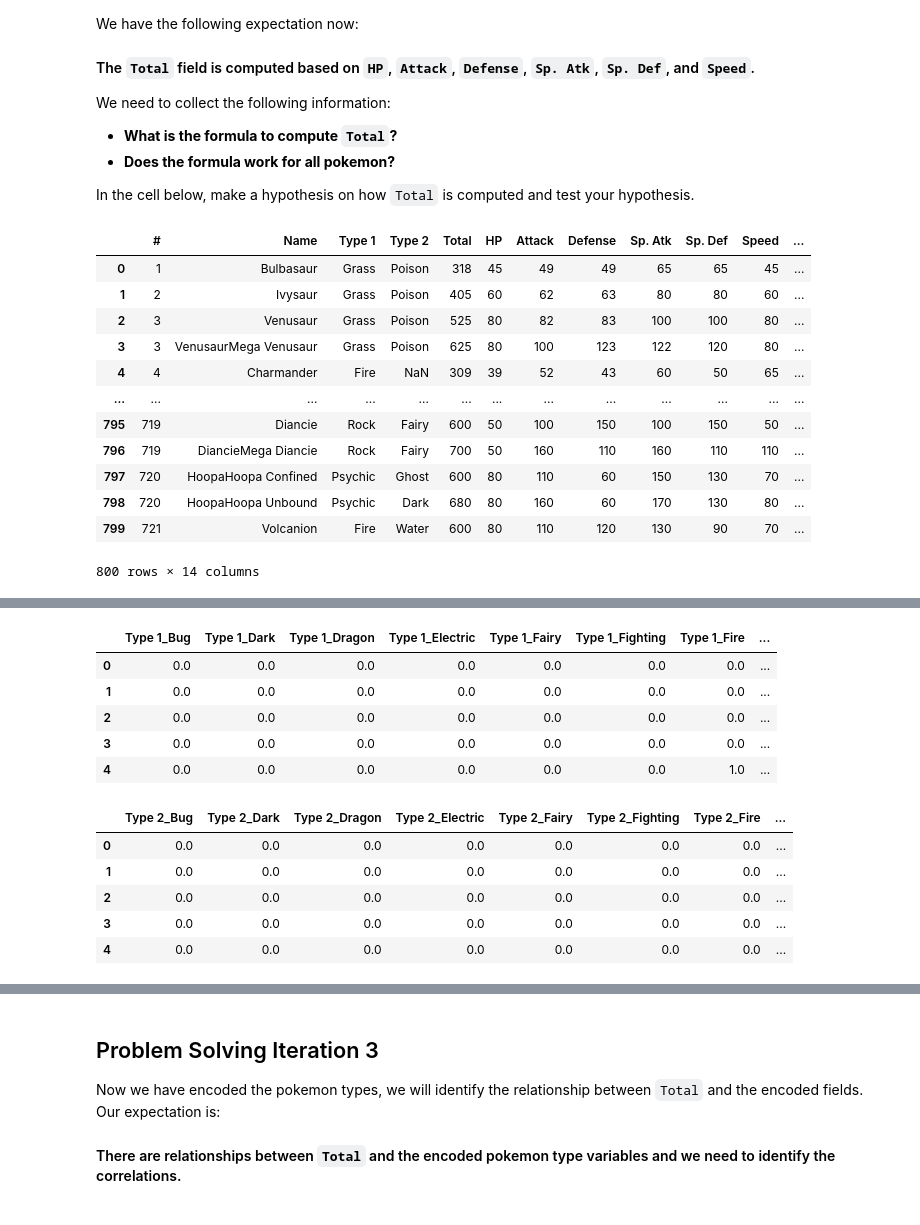
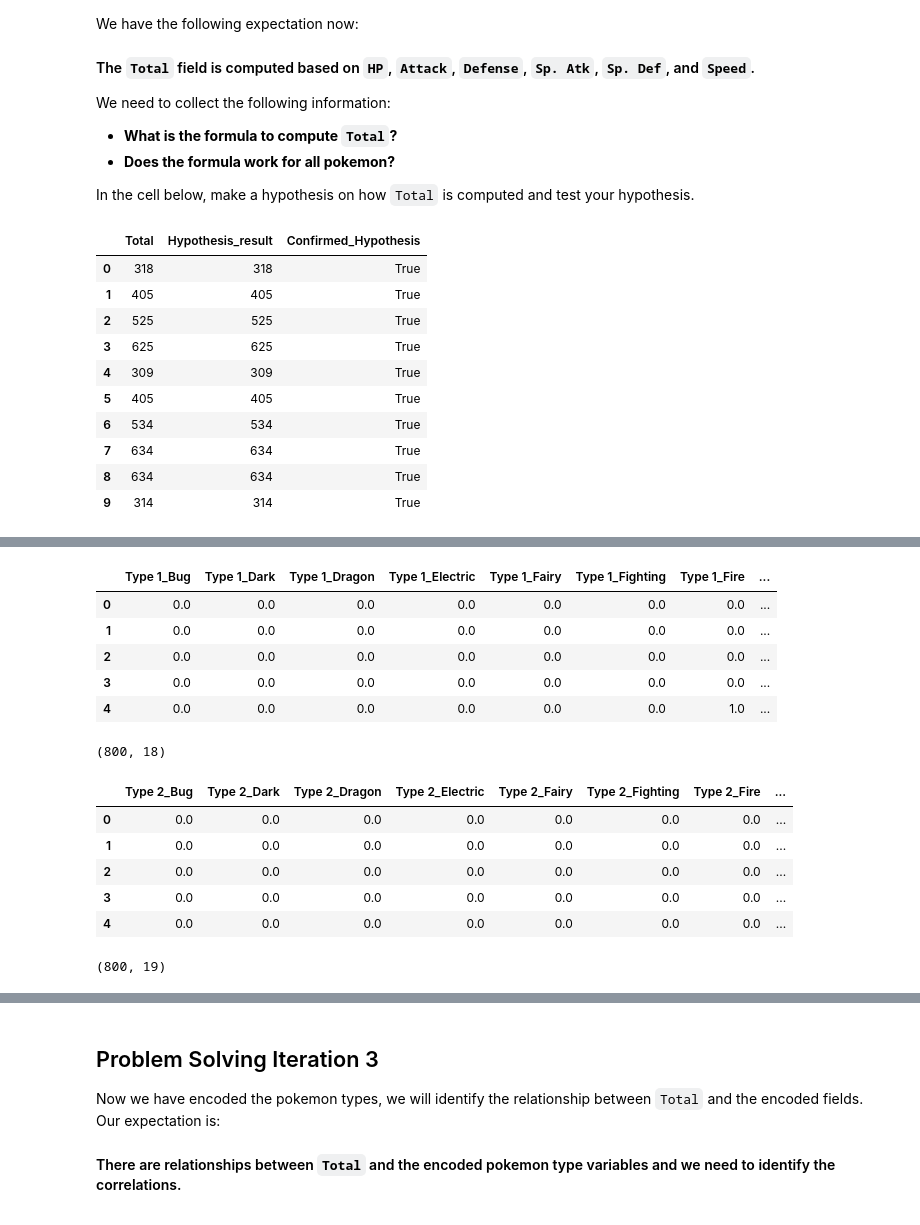
Before and after one commit to alleida23/lab-dataframe-calculations, a Jupyter notebook: your-code/Challenge-2 Albert.ipynb, the cells around one changed output, grey strips where cells are left out. Cells and saved outputs as stored; diff of their text form; code cells hidden in the pictures.

```diff
--- a/your-code/Challenge-2 Albert.ipynb
+++ b/your-code/Challenge-2 Albert.ipynb
@@ -54,25 +56,23 @@ In the cell below, make a hypothesis on how `Total` is computed and test your hy
 # %%
 #Hipotesy: total = addition of values
 
 pokemon['Hypothesis_result'] = pokemon['Attack']+pokemon['HP']+pokemon['Defense']+pokemon['Sp. Atk']+pokemon['Sp. Def']+pokemon['Speed']
 pokemon
 
-#pokemon['Confirmed_Hypothesis'] = pokemon['Total']==pokemon['Hypothesis_result']
-#pokemon['Confirmed_Hypothesis']
+pokemon['Confirmed_Hypothesis'] = pokemon['Total']==pokemon['Hypothesis_result']
+pokemon[['Total','Hypothesis_result','Confirmed_Hypothesis']].head(10)
 # %% [output]
-|  | # | Name | Type 1 | Type 2 | Total | HP | Attack | Defense | Sp. Atk | Sp. Def | Speed | ... |
-| 0 | 1 | Bulbasaur | Grass | Poison | 318 | 45 | 49 | 49 | 65 | 65 | 45 | ... |
-| 1 | 2 | Ivysaur | Grass | Poison | 405 | 60 | 62 | 63 | 80 | 80 | 60 | ... |
-| 2 | 3 | Venusaur | Grass | Poison | 525 | 80 | 82 | 83 | 100 | 100 | 80 | ... |
-| 3 | 3 | VenusaurMega Venusaur | Grass | Poison | 625 | 80 | 100 | 123 | 122 | 120 | 80 | ... |
-| 4 | 4 | Charmander | Fire | NaN | 309 | 39 | 52 | 43 | 60 | 50 | 65 | ... |
-| ... | ... | ... | ... | ... | ... | ... | ... | ... | ... | ... | ... | ... |
-| 795 | 719 | Diancie | Rock | Fairy | 600 | 50 | 100 | 150 | 100 | 150 | 50 | ... |
-| 796 | 719 | DiancieMega Diancie | Rock | Fairy | 700 | 50 | 160 | 110 | 160 | 110 | 110 | ... |
-| 797 | 720 | HoopaHoopa Confined | Psychic | Ghost | 600 | 80 | 110 | 60 | 150 | 130 | 70 | ... |
-| 798 | 720 | HoopaHoopa Unbound | Psychic | Dark | 680 | 80 | 160 | 60 | 170 | 130 | 80 | ... |
-| 799 | 721 | Volcanion | Fire | Water | 600 | 80 | 110 | 120 | 130 | 90 | 70 | ... |
+|  | Total | Hypothesis_result | Confirmed_Hypothesis |
+| 0 | 318 | 318 | True |
+| 1 | 405 | 405 | True |
+| 2 | 525 | 525 | True |
+| 3 | 625 | 625 | True |
+| 4 | 309 | 309 | True |
+| 5 | 405 | 405 | True |
+| 6 | 534 | 534 | True |
+| 7 | 634 | 634 | True |
+| 8 | 634 | 634 | True |
+| 9 | 314 | 314 | True |
-800 rows × 14 columns
 # %% [markdown]
 ## Problem Solving Iteration 2
 
@@ -112,11 +114,13 @@ t2_cat = X_cat.drop(['Name','Type 1'], axis=1)
 # %%
 # OnHotEncoder Separated ?????????????
 # %%
-#t1_cat encoding
+# Encoding t1_cat
+
 encoder1 = OneHotEncoder().fit(t1_cat)
 cols1 = encoder1.get_feature_names_out(input_features=t1_cat.columns)
 t1_cat_encode = pd.DataFrame(encoder1.transform(t1_cat).toarray(),columns=cols1)
-t1_cat_encode.head()
+
+display(t1_cat_encode.head(),t1_cat_encode.shape)
 # %% [output]
 |  | Type 1_Bug | Type 1_Dark | Type 1_Dragon | Type 1_Electric | Type 1_Fairy | Type 1_Fighting | Type 1_Fire | ... |
 | 0 | 0.0 | 0.0 | 0.0 | 0.0 | 0.0 | 0.0 | 0.0 | ... |
@@ -124,12 +128,15 @@ t1_cat_encode.head()
 | 2 | 0.0 | 0.0 | 0.0 | 0.0 | 0.0 | 0.0 | 0.0 | ... |
 | 3 | 0.0 | 0.0 | 0.0 | 0.0 | 0.0 | 0.0 | 0.0 | ... |
 | 4 | 0.0 | 0.0 | 0.0 | 0.0 | 0.0 | 0.0 | 1.0 | ... |
+(800, 18)
 # %%
-# t2_cat encoding
+# Encoding t2_cat
+
 encoder2 = OneHotEncoder().fit(t2_cat)
 cols2 = encoder2.get_feature_names_out(input_features=t2_cat.columns)
 t2_cat_encode = pd.DataFrame(encoder2.transform(t2_cat).toarray(),columns=cols2)
-t2_cat_encode.head()
+
+display(t2_cat_encode.head(),t2_cat_encode.shape)
 # %% [output]
 |  | Type 2_Bug | Type 2_Dark | Type 2_Dragon | Type 2_Electric | Type 2_Fairy | Type 2_Fighting | Type 2_Fire | ... |
 | 0 | 0.0 | 0.0 | 0.0 | 0.0 | 0.0 | 0.0 | 0.0 | ... |
@@ -137,4 +144,5 @@ t2_cat_encode.head()
 | 2 | 0.0 | 0.0 | 0.0 | 0.0 | 0.0 | 0.0 | 0.0 | ... |
 | 3 | 0.0 | 0.0 | 0.0 | 0.0 | 0.0 | 0.0 | 0.0 | ... |
 | 4 | 0.0 | 0.0 | 0.0 | 0.0 | 0.0 | 0.0 | 0.0 | ... |
+(800, 19)
 # %%
```
Also changed, not shown: parts of 15 cells of this notebook.
